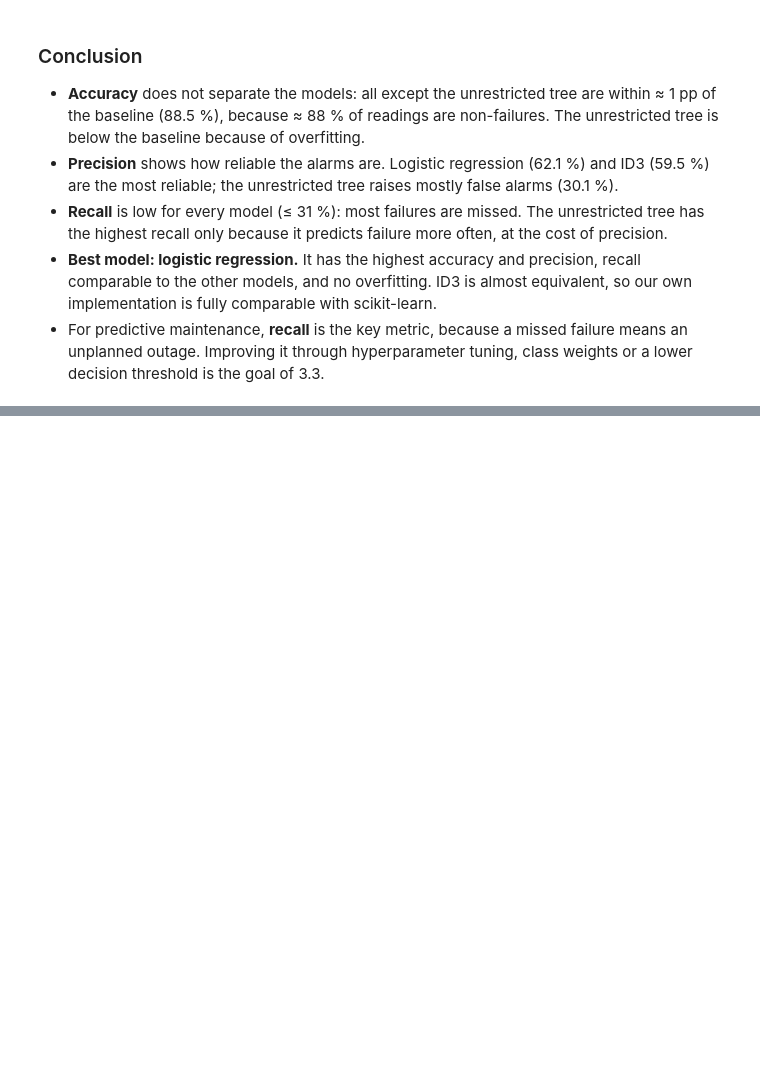
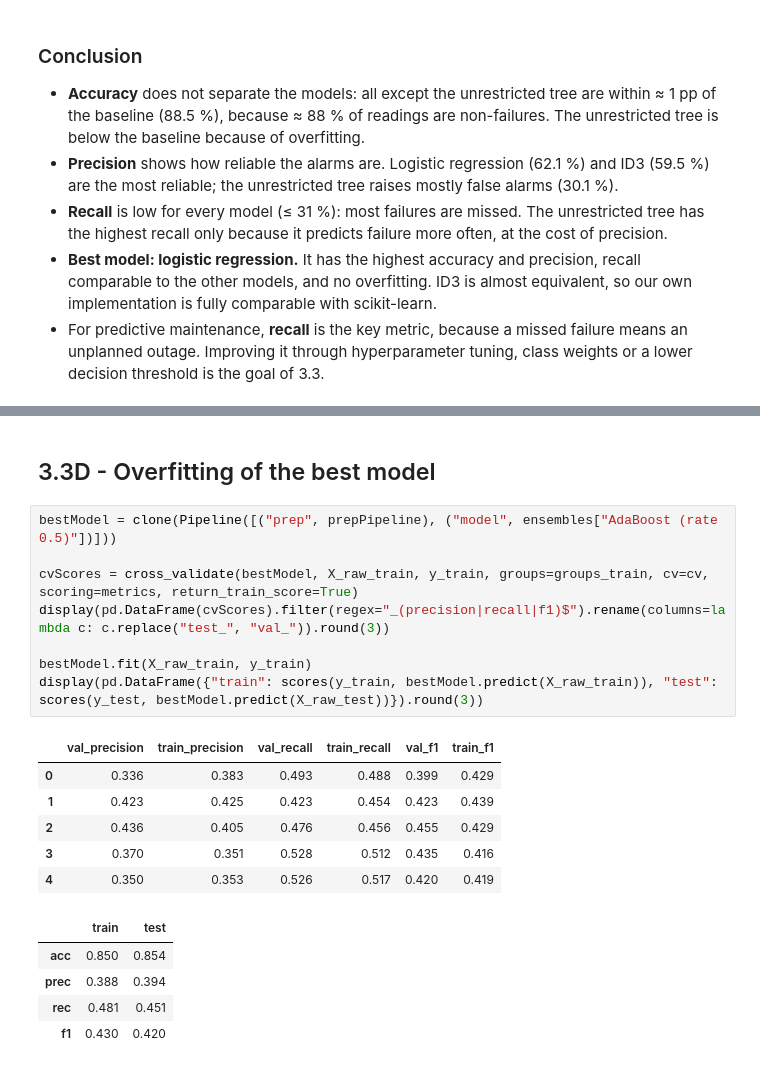
Before and after one commit to yegor-vin/Intelligent-data-analysis--project, a Jupyter notebook: phase-2-final.ipynb, the cells around one changed output, grey strips where cells are left out. Cells and saved outputs as stored; diff of their text form; blank space fills up the shorter version.

```diff
--- a/phase-2-final.ipynb
+++ b/phase-2-final.ipynb
@@ -3389,0 +3472,22 @@ The detailed analysis of each model is in 3.1 B (ID3), 3.2 B (sklearn tree, logi
+# %% [markdown]
+## 3.3D - Overfitting of the best model
+# %%
+bestModel = clone(Pipeline([("prep", prepPipeline), ("model", ensembles["AdaBoost (rate 0.5)"])]))
+
+cvScores = cross_validate(bestModel, X_raw_train, y_train, groups=groups_train, cv=cv, scoring=metrics, return_train_score=True)
+display(pd.DataFrame(cvScores).filter(regex="_(precision|recall|f1)$").rename(columns=lambda c: c.replace("test_", "val_")).round(3))
+
+bestModel.fit(X_raw_train, y_train)
+display(pd.DataFrame({"train": scores(y_train, bestModel.predict(X_raw_train)), "test": scores(y_test, bestModel.predict(X_raw_test))}).round(3))
+# %% [output]
+|  | val_precision | train_precision | val_recall | train_recall | val_f1 | train_f1 |
+| 0 | 0.336 | 0.383 | 0.493 | 0.488 | 0.399 | 0.429 |
+| 1 | 0.423 | 0.425 | 0.423 | 0.454 | 0.423 | 0.439 |
+| 2 | 0.436 | 0.405 | 0.476 | 0.456 | 0.455 | 0.429 |
+| 3 | 0.370 | 0.351 | 0.528 | 0.512 | 0.435 | 0.416 |
+| 4 | 0.350 | 0.353 | 0.526 | 0.517 | 0.420 | 0.419 |
+|  | train | test |
+| acc | 0.850 | 0.854 |
+| prec | 0.388 | 0.394 |
+| rec | 0.481 | 0.451 |
+| f1 | 0.430 | 0.420 |
```
Also changed, not shown: parts of 55 cells of this notebook, 1 other file.
